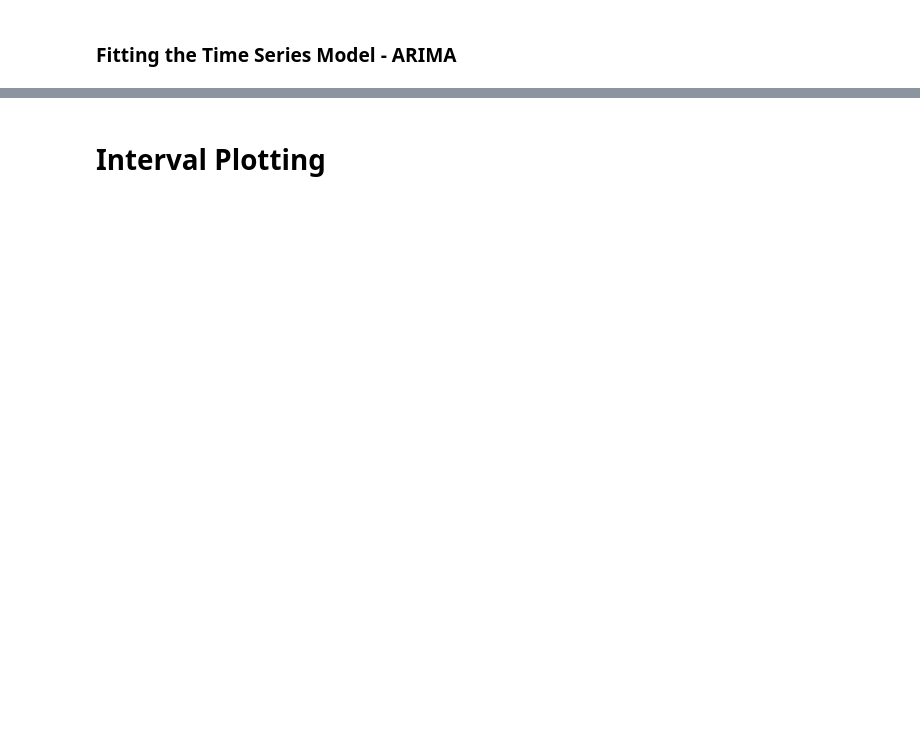
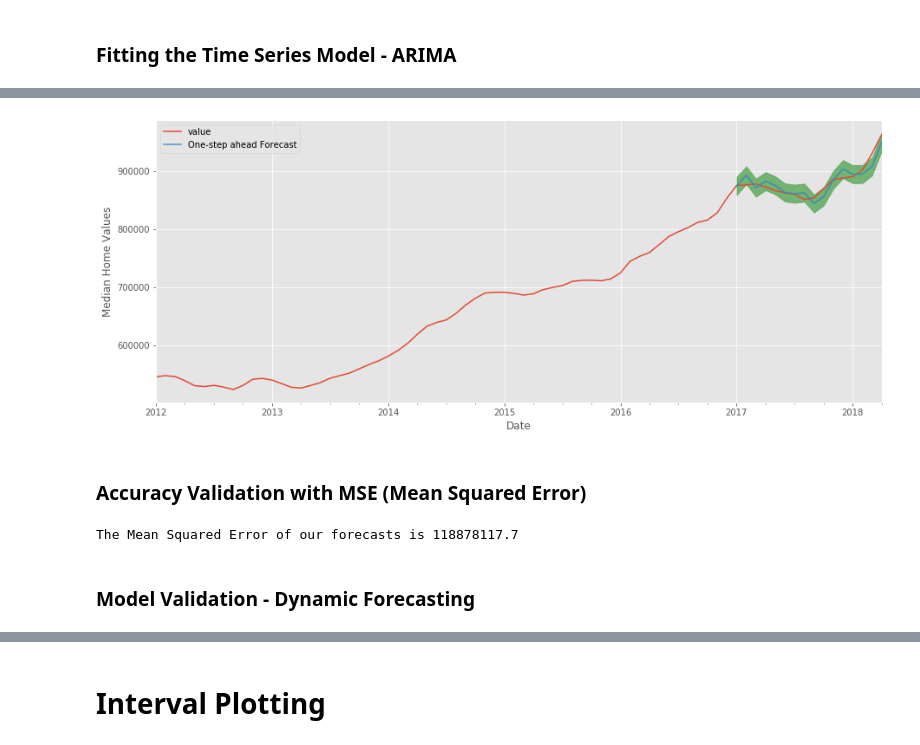
Before and after one commit to learn-co-curriculum/dsc-phase-4-project, a Jupyter notebook: time-series/starter_notebook.ipynb, the cells around one changed output, grey strips where cells are left out. Saved outputs shown, nothing was run; the diff lists cells and outputs as text; code cells hidden in the pictures; blank space fills up the shorter version.

```diff
--- a/time-series/starter_notebook.ipynb
+++ b/time-series/starter_notebook.ipynb
@@ -559,6 +559,6 @@ ans_df.loc[ans_df['aic'].idxmin()]
 # %%
 # Plug the optimal parameter values into a new SARIMAX model
-ARIMA_MODEL = sm.tsa.statespace.SARIMAX(CO2,
+ARIMA_MODEL = sm.tsa.statespace.SARIMAX(two_two_six,
                                         order=(1, 1, 1),
                                         seasonal_order=(1, 1, 1, 12),
                                         enforce_stationarity=False,
@@ -623,0 +620,34 @@ ans_df.loc[ans_df['aic'].idxmin()]
+# %%
+pred = output.get_prediction(start=pd.to_datetime('2017-01-31'), dynamic=False)
+pred_conf = pred.conf_int()
+# %%
+
+rcParams['figure.figsize'] = 15, 6
+
+ax = two_two_six['2012':].plot(label='observed')
+
+pred.predicted_mean.plot(ax=ax, label='One-step ahead Forecast', alpha=0.9)
+
+ax.fill_between(pred_conf.index,
+                pred_conf.iloc[:, 0],
+                pred_conf.iloc[:, 1], color='g', alpha=0.5)
+
+ax.set_xlabel('Date')
+ax.set_ylabel('Median Home Values')
+plt.legend()
+
+plt.show()
+# %% [output]
+[figure, added]
+# %% [markdown]
+### Accuracy Validation with MSE (Mean Squared Error)
+# %%
+val_forecasted = pred.predicted_mean
+val_truth = two_two_six.loc['2017-01-31':].value
+
+mse = ((val_forecasted - val_truth) ** 2).mean()
+print('The Mean Squared Error of our forecasts is {}'.format(round(mse, 2)))
+# %% [output]
+The Mean Squared Error of our forecasts is 118878117.7
+# %% [markdown]
+### Model Validation - Dynamic Forecasting
```
Also changed, not shown: parts of 142 cells of this notebook.
